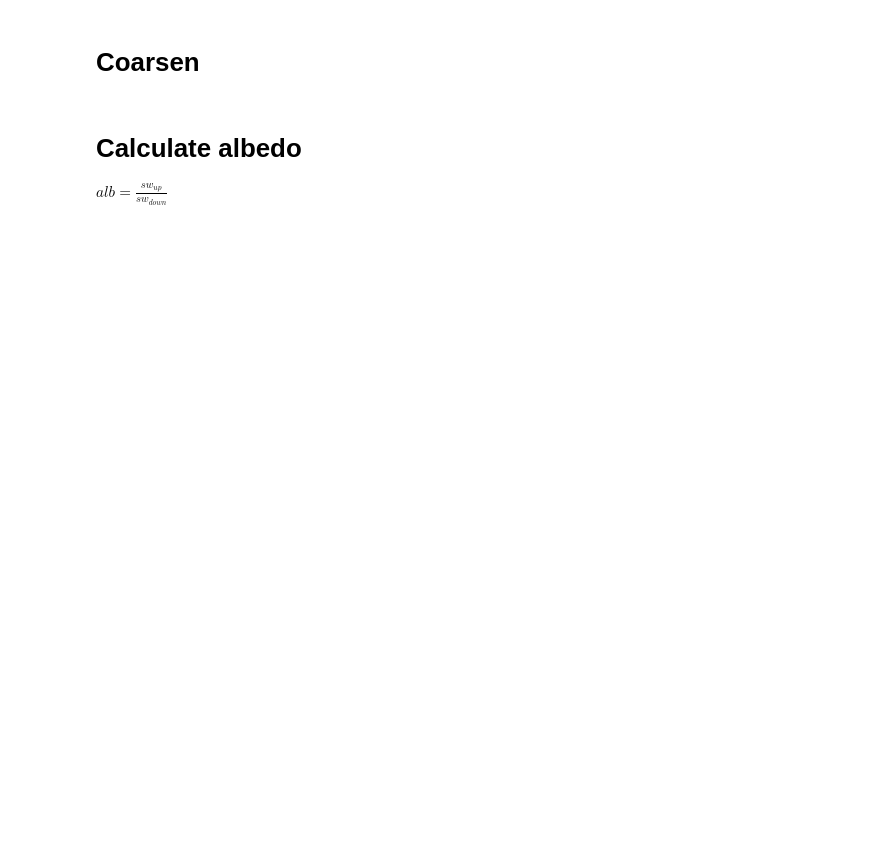
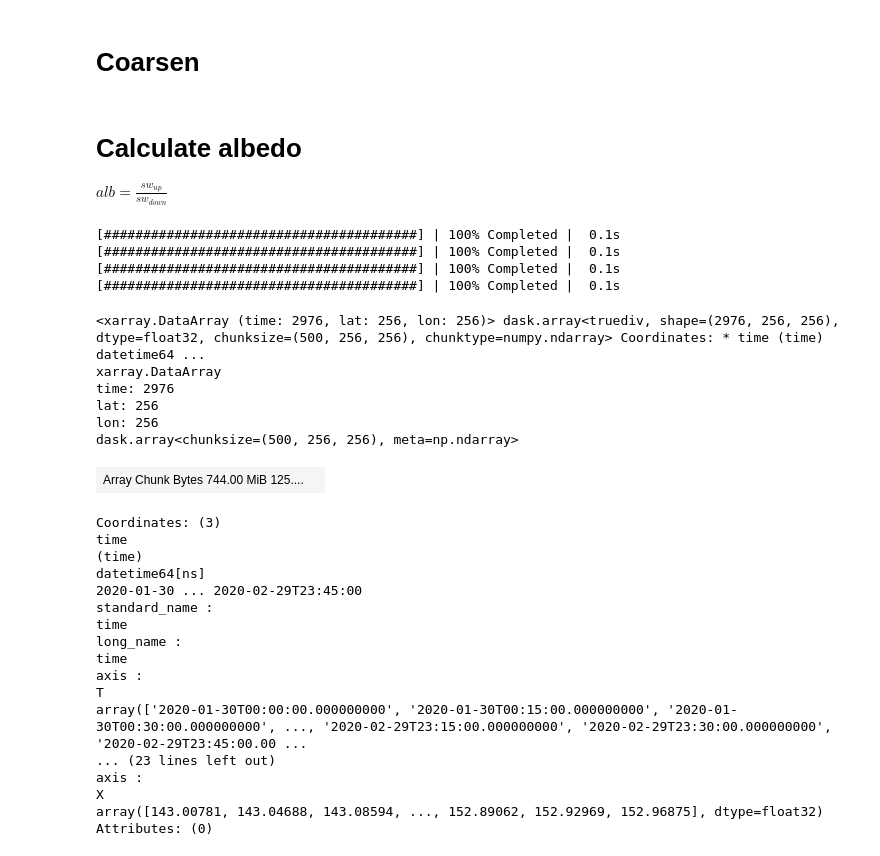
Before and after one commit to smturbev/dyamond2, a Jupyter notebook: python_scripts/joint_hist.ipynb, the cells around one changed output. Cells and saved outputs as stored; diff of their text form; code cells hidden in the pictures; blank space fills up the shorter version.

```diff
--- a/python_scripts/joint_hist.ipynb
+++ b/python_scripts/joint_hist.ipynb
@@ -79,13 +120,50 @@ sa_swu = sa_swd - sa_swn
 
 
 $ alb = \frac{sw_{up}}{sw_{down}} $
+# %%
+sa_swd = ni_swd.interp(time=sa_swn.time,
+                       lat=sa_swn.lat,
+                       lon=sa_swn.lon,
+                       method="nearest",
+                       kwargs={"fill_value": np.nan})
+sa_swu = sa_swd - sa_swn
 # %%
-ni_alb = ni_swu/ni_swd.where(ni_swd>100)
+ni_alb = ni_swu/ni_swd
 sa_alb = sa_swu/sa_swd.where(sa_swd>100)
-um_alb = um_swu/um_swd.where(um_swd>100)
-da_alb = da_swu/da_swd.where(da_swd>10)
-ge_alb = ge_swu/ge_swd.where(ge_swd>100)
-# ni_alb = ni_swu/np.where(ni_swd>10, sni_wd, np.nan)
-# ni_alb = ni_swu/np.where(ni_swd>10, sni_wd, np.nan)
-# ni_alb
+um_alb = um_swu/um_swd
+da_alb = da_swu/da_swd
+ge_alb = ge_swu/ge_swd
+sc_alb = sc_swu/sc_swd
+# %% [output]
+[########################################] | 100% Completed |  0.1s
+[########################################] | 100% Completed |  0.1s
+[########################################] | 100% Completed |  0.1s
+[########################################] | 100% Completed |  0.1s
+# %%
+sa_alb
+# %% [output]
+<xarray.DataArray (time: 2976, lat: 256, lon: 256)> dask.array<truediv, shape=(2976, 256, 256), dtype=float32, chunksize=(500, 256, 256), chunktype=numpy.ndarray> Coordinates: * time (time) datetime64 ...
+xarray.DataArray
+time: 2976
+lat: 256
+lon: 256
+dask.array<chunksize=(500, 256, 256), meta=np.ndarray>
+| Array Chunk Bytes 744.00 MiB 125.... |  |
+Coordinates: (3)
+time
+(time)
+datetime64[ns]
+2020-01-30 ... 2020-02-29T23:45:00
+standard_name :
+time
+long_name :
+time
+axis :
+T
+array(['2020-01-30T00:00:00.000000000', '2020-01-30T00:15:00.000000000', '2020-01-30T00:30:00.000000000', ..., '2020-02-29T23:15:00.000000000', '2020-02-29T23:30:00.000000000', '2020-02-29T23:45:00.00 ...
+... (23 lines left out)
+axis :
+X
+array([143.00781, 143.04688, 143.08594, ..., 152.89062, 152.92969, 152.96875], dtype=float32)
+Attributes: (0)
 # %%
```
Also changed, not shown: parts of 15 cells of this notebook.
